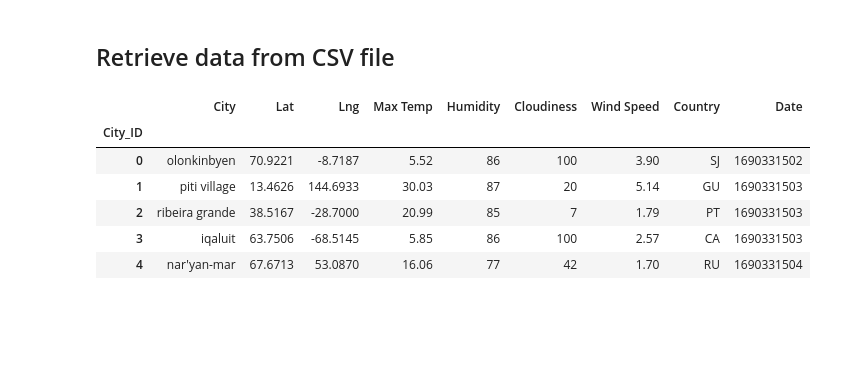
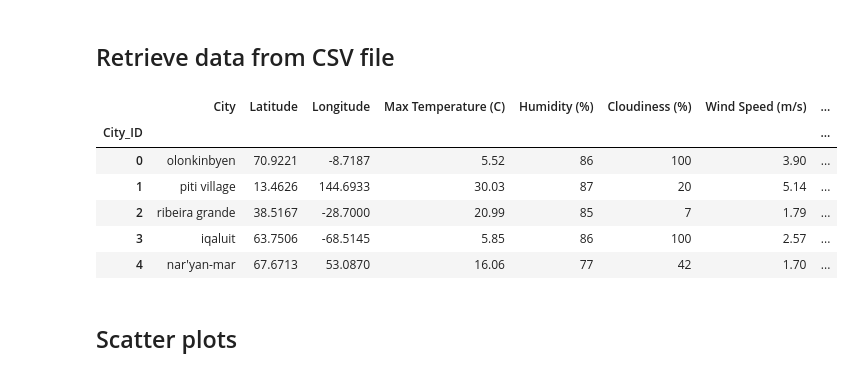
Before and after one commit to benoitchamot/WeatherPy, a Jupyter notebook: WeatherPy/WeatherPy.ipynb, the cells around one changed output. Saved outputs shown, nothing was run; the diff lists cells and outputs as text; code cells hidden in the pictures; blank space fills up the shorter version.

```diff
--- a/WeatherPy/WeatherPy.ipynb
+++ b/WeatherPy/WeatherPy.ipynb
@@ -176,14 +176,24 @@ city_data_df.to_csv("output_data/cities.csv", index_label="City_ID")
 # %%
 # Read saved data
 city_data_df = pd.read_csv("output_data/cities.csv", index_col="City_ID")
 
+# Rename the columns
+city_data_df = city_data_df.rename(columns={'Lat': 'Latitude',
+                                            'Lng': 'Longitude',
+                                            'Max Temp': 'Max Temperature (C)',
+                                            'Humidity': 'Humidity (%)',
+                                            'Cloudiness': 'Cloudiness (%)',
+                                            'Wind Speed': 'Wind Speed (m/s)'})
+
 # Display sample data
 city_data_df.head()
 # %% [output]
-|  | City | Lat | Lng | Max Temp | Humidity | Cloudiness | Wind Speed | Country | Date |
-| City_ID |  |  |  |  |  |  |  |  |  |
-| 0 | olonkinbyen | 70.9221 | -8.7187 | 5.52 | 86 | 100 | 3.90 | SJ | 1690331502 |
-| 1 | piti village | 13.4626 | 144.6933 | 30.03 | 87 | 20 | 5.14 | GU | 1690331503 |
-| 2 | ribeira grande | 38.5167 | -28.7000 | 20.99 | 85 | 7 | 1.79 | PT | 1690331503 |
-| 3 | iqaluit | 63.7506 | -68.5145 | 5.85 | 86 | 100 | 2.57 | CA | 1690331503 |
-| 4 | nar'yan-mar | 67.6713 | 53.0870 | 16.06 | 77 | 42 | 1.70 | RU | 1690331504 |
+|  | City | Latitude | Longitude | Max Temperature (C) | Humidity (%) | Cloudiness (%) | Wind Speed (m/s) | ... |
+| City_ID |  |  |  |  |  |  |  | ... |
+| 0 | olonkinbyen | 70.9221 | -8.7187 | 5.52 | 86 | 100 | 3.90 | ... |
+| 1 | piti village | 13.4626 | 144.6933 | 30.03 | 87 | 20 | 5.14 | ... |
+| 2 | ribeira grande | 38.5167 | -28.7000 | 20.99 | 85 | 7 | 1.79 | ... |
+| 3 | iqaluit | 63.7506 | -68.5145 | 5.85 | 86 | 100 | 2.57 | ... |
+| 4 | nar'yan-mar | 67.6713 | 53.0870 | 16.06 | 77 | 42 | 1.70 | ... |
+# %% [markdown]
+## Scatter plots
```
Also changed, not shown: parts of 4 cells of this notebook, 4 other files.
